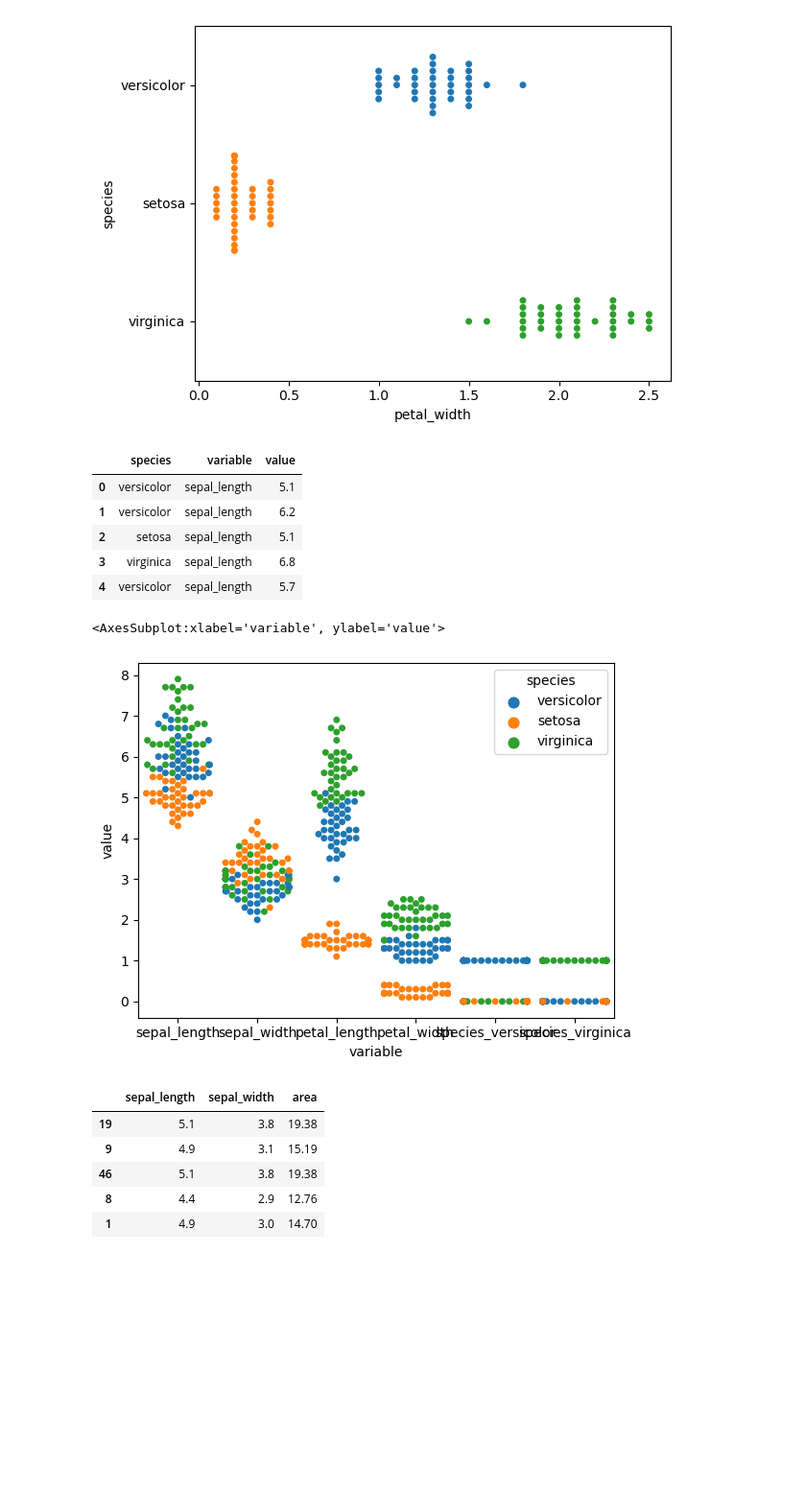
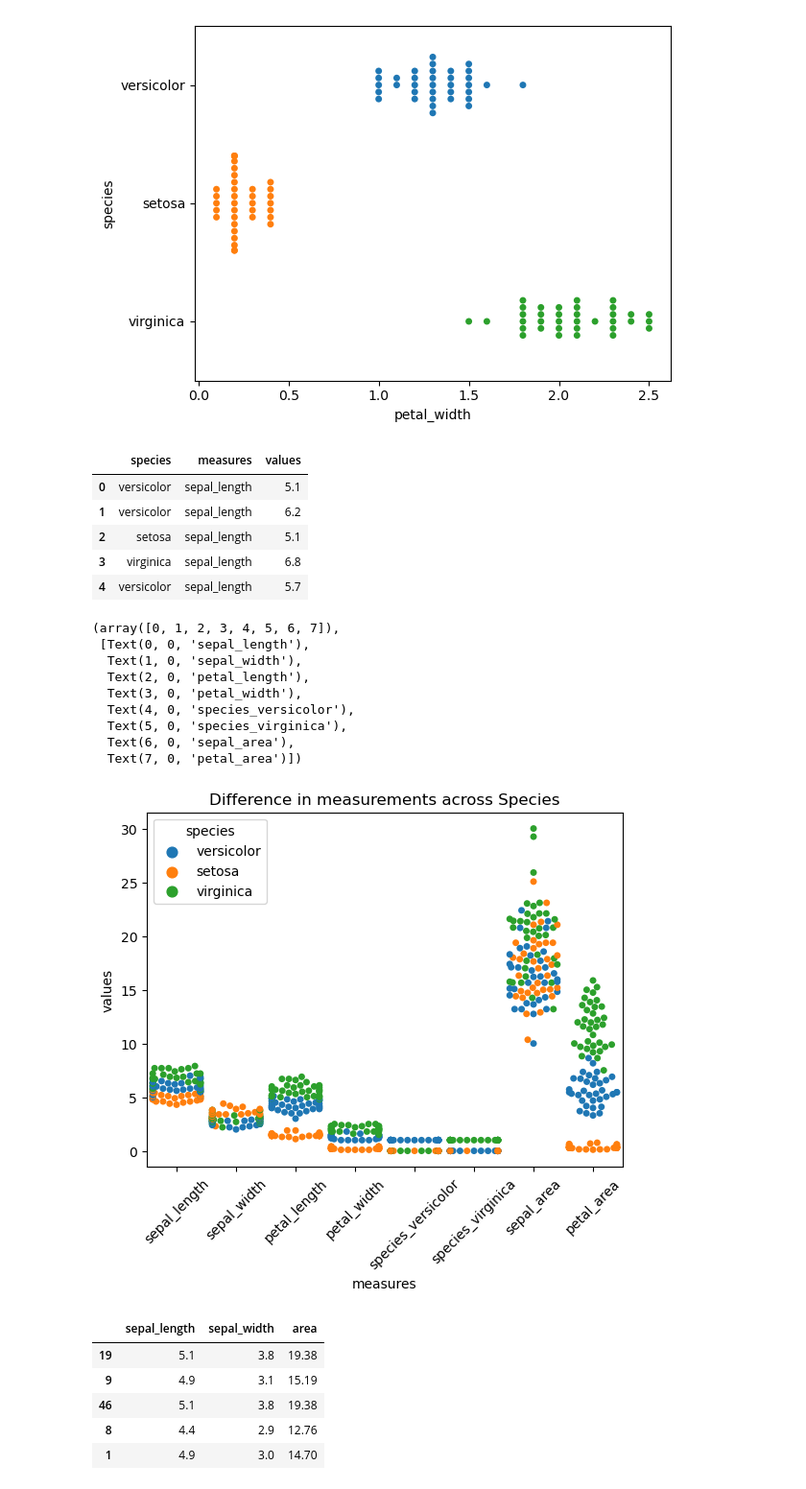
Before and after one commit to ihcrane/classification, a Jupyter notebook: classification.ipynb, the cells around one changed output. Shown at 96% size. Drawn from its saved outputs; the diff is of its cells as text; code cells hidden in the pictures; blank space fills up the shorter version.

Commit message:
completed review of classification exercises and tidy data exercises

```diff
--- a/classification.ipynb
+++ b/classification.ipynb
@@ -983,3 +985,6 @@ sns.pairplot(train, hue='species', corner=True)
 # %% [output]
 <seaborn.axisgrid.PairGrid at 0x...>
 [figure]
+# %%
+train['sepal_area'] = train['sepal_length'] * train['sepal_width']
+train['petal_area'] = train['petal_length'] * train['petal_width']
@@ -998,20 +1015,30 @@ for col in num_vars:
 [figure]
 [figure]
 # %%
-train_melt = train.melt(id_vars='species')
+train_melt = train.melt(id_vars=['species'], var_name='measures', value_name='values')
 train_melt.head()
 # %% [output]
-|  | species | variable | value |
+|  | species | measures | values |
 | 0 | versicolor | sepal_length | 5.1 |
 | 1 | versicolor | sepal_length | 6.2 |
 | 2 | setosa | sepal_length | 5.1 |
 | 3 | virginica | sepal_length | 6.8 |
 | 4 | versicolor | sepal_length | 5.7 |
 # %%
-sns.swarmplot(x='variable', y='value', data=train_melt, hue='species')
+sns.swarmplot(x='measures', y='values', data=train_melt, hue='species')
+plt.title('Difference in measurements across Species')
+plt.xticks(rotation=45)
 # %% [output]
-<AxesSubplot:xlabel='variable', ylabel='value'>
+(array([0, 1, 2, 3, 4, 5, 6, 7]),
+ [Text(0, 0, 'sepal_length'),
+  Text(1, 0, 'sepal_width'),
+  Text(2, 0, 'petal_length'),
+  Text(3, 0, 'petal_width'),
+  Text(4, 0, 'species_versicolor'),
+  Text(5, 0, 'species_virginica'),
+  Text(6, 0, 'sepal_area'),
+  Text(7, 0, 'petal_area')])
-[figure, old version]
+[figure, new version]
 # %%
 setosa = train[train['species'] == 'setosa']
 setosa.drop(columns=['petal_length', 'petal_width', 'species',
```
Also changed, not shown: parts of 15 cells of this notebook, 4 other files.
